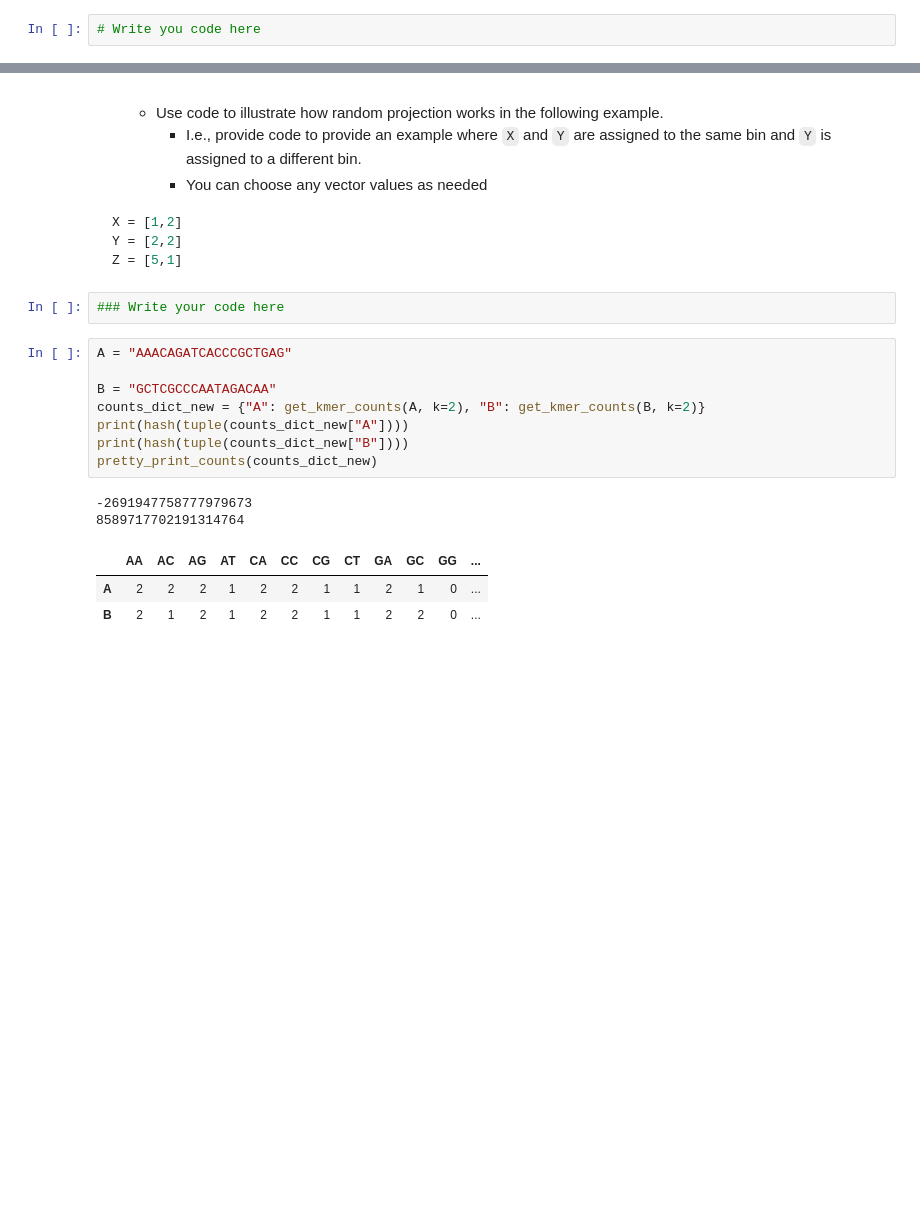
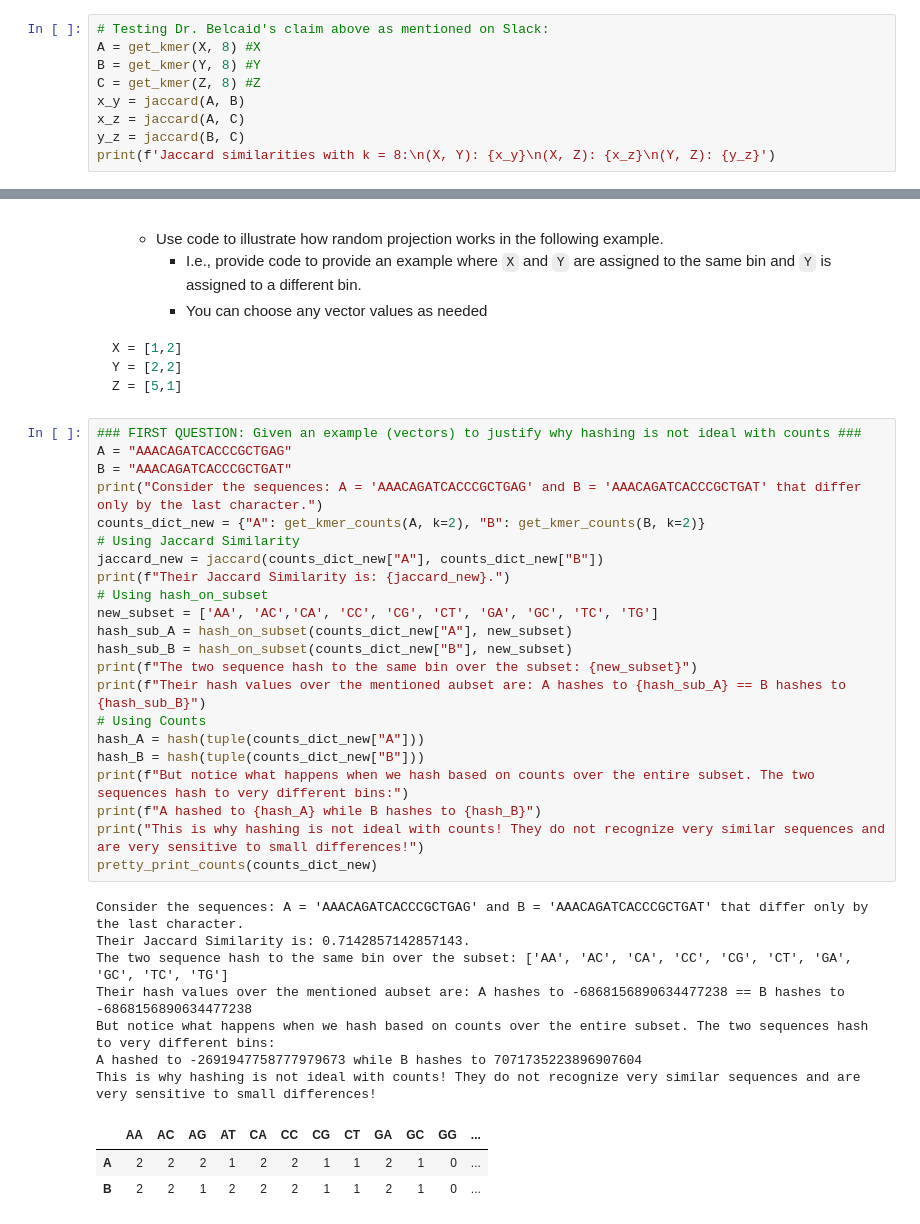
Before and after one commit to ICS-CLASSROOM/assignment-1-jhonda7, a Jupyter notebook: Assignment 1.ipynb, the cells around one changed output, grey strips where cells are left out. Saved outputs shown, nothing was run; the diff lists cells and outputs as text; blank space fills up the shorter version.

Commit message:
Update
I am not including all_kmers_10k.csv or data_report.jsonl. As mentioned on Slack, Benjy said he has his own data.

````diff
--- a/Assignment 1.ipynb
+++ b/Assignment 1.ipynb
@@ -390,4 +364,11 @@ The appropriate word size varies with the length of the text, with larger words
 
 ![](https://www.dropbox.com/s/rhw5szbiohsqu7w/mismatches.png?dl=1)
 # %%
-# Write you code here
+# Testing Dr. Belcaid's claim above as mentioned on Slack:
+A = get_kmer(X, 8) #X
+B = get_kmer(Y, 8) #Y
+C = get_kmer(Z, 8) #Z
+x_y = jaccard(A, B)
+x_z = jaccard(A, C)
+y_z = jaccard(B, C)
+print(f'Jaccard similarities with k = 8:\n(X, Y): {x_y}\n(X, Z): {x_z}\n(Y, Z): {y_z}')
@@ -655,19 +623,36 @@ X = [1,2]
 Y = [2,2]
 Z = [5,1]
 ```
-# %%
-### Write your code here
 # %%
+### FIRST QUESTION: Given an example (vectors) to justify why hashing is not ideal with counts ###
 A = "AAACAGATCACCCGCTGAG"
-
-B = "GCTCGCCCAATAGACAA"
+B = "AAACAGATCACCCGCTGAT"
+print("Consider the sequences: A = 'AAACAGATCACCCGCTGAG' and B = 'AAACAGATCACCCGCTGAT' that differ only by the last character.")
 counts_dict_new = {"A": get_kmer_counts(A, k=2), "B": get_kmer_counts(B, k=2)}
-print(hash(tuple(counts_dict_new["A"])))
-print(hash(tuple(counts_dict_new["B"])))
+# Using Jaccard Similarity
+jaccard_new = jaccard(counts_dict_new["A"], counts_dict_new["B"])
+print(f"Their Jaccard Similarity is: {jaccard_new}.")
+# Using hash_on_subset
+new_subset = ['AA', 'AC','CA', 'CC', 'CG', 'CT', 'GA', 'GC', 'TC', 'TG']
+hash_sub_A = hash_on_subset(counts_dict_new["A"], new_subset)
+hash_sub_B = hash_on_subset(counts_dict_new["B"], new_subset)
+print(f"The two sequence hash to the same bin over the subset: {new_subset}")
+print(f"Their hash values over the mentioned aubset are: A hashes to {hash_sub_A} == B hashes to {hash_sub_B}")
+# Using Counts
+hash_A = hash(tuple(counts_dict_new["A"]))
+hash_B = hash(tuple(counts_dict_new["B"]))
+print(f"But notice what happens when we hash based on counts over the entire subset. The two sequences hash to very different bins:")
+print(f"A hashed to {hash_A} while B hashes to {hash_B}")
+print("This is why hashing is not ideal with counts! They do not recognize very similar sequences and are very sensitive to small differences!")
 pretty_print_counts(counts_dict_new)
 # %% [output]
--2691947758777979673
-8589717702191314764
+Consider the sequences: A = 'AAACAGATCACCCGCTGAG' and B = 'AAACAGATCACCCGCTGAT' that differ only by the last character.
+Their Jaccard Similarity is: 0.7142857142857143.
+The two sequence hash to the same bin over the subset: ['AA', 'AC', 'CA', 'CC', 'CG', 'CT', 'GA', 'GC', 'TC', 'TG']
+Their hash values over the mentioned aubset are: A hashes to -6868156890634477238 == B hashes to -6868156890634477238
+But notice what happens when we hash based on counts over the entire subset. The two sequences hash to very different bins:
+A hashed to -2691947758777979673 while B hashes to 7071735223896907604
+This is why hashing is not ideal with counts! They do not recognize very similar sequences and are very sensitive to small differences!
 |  | AA | AC | AG | AT | CA | CC | CG | CT | GA | GC | GG | ... |
 | A | 2 | 2 | 2 | 1 | 2 | 2 | 1 | 1 | 2 | 1 | 0 | ... |
-| B | 2 | 1 | 2 | 1 | 2 | 2 | 1 | 1 | 2 | 2 | 0 | ... |
+| B | 2 | 2 | 1 | 2 | 2 | 2 | 1 | 1 | 2 | 1 | 0 | ... |
````
Also changed, not shown: parts of 21 cells of this notebook, 1 other file.
